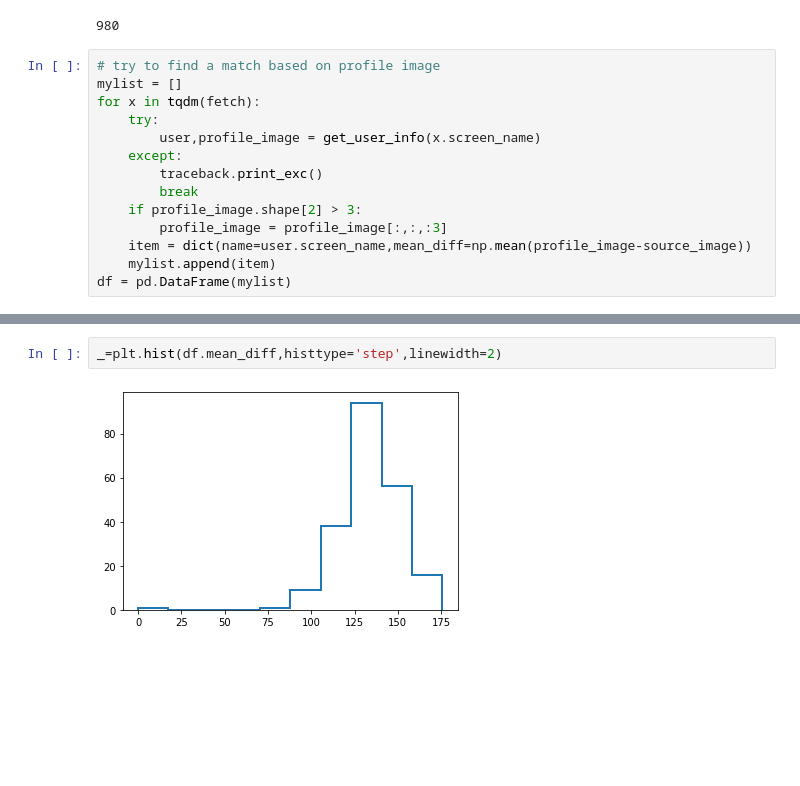
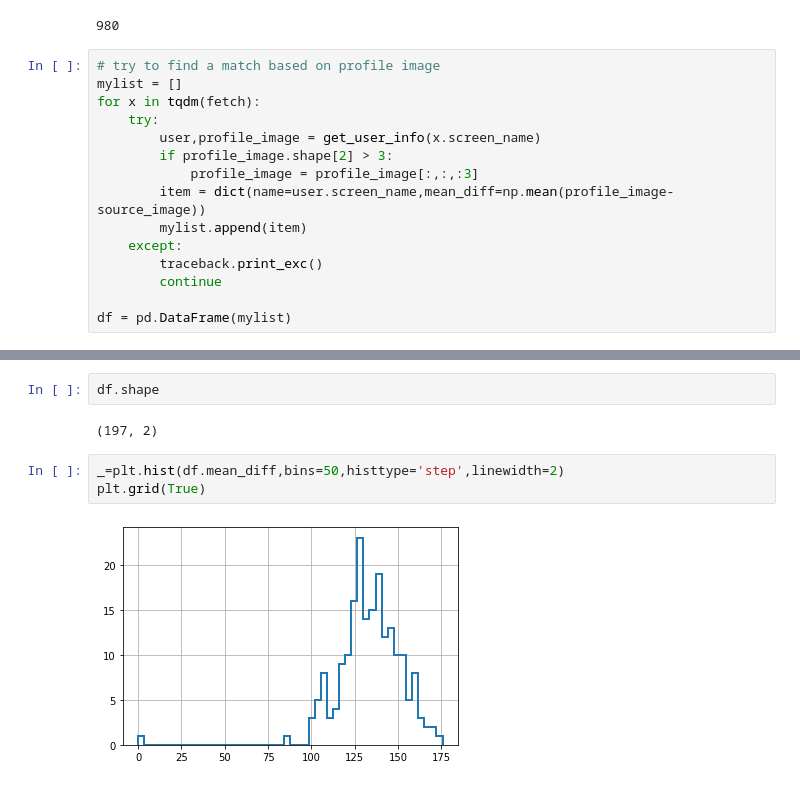
Before and after one commit to pangyuteng/twitter-crypto-scam-detector, a Jupyter notebook: playground.ipynb, the cells around one changed output, grey strips where cells are left out. Saved outputs shown, nothing was run; the diff lists cells and outputs as text; blank space fills up the shorter version.

```diff
--- a/playground.ipynb
+++ b/playground.ipynb
@@ -166,13 +166,14 @@ mylist = []
 for x in tqdm(fetch):
     try:
         user,profile_image = get_user_info(x.screen_name)
+        if profile_image.shape[2] > 3:
+            profile_image = profile_image[:,:,:3]
+        item = dict(name=user.screen_name,mean_diff=np.mean(profile_image-source_image))
+        mylist.append(item)
     except:
         traceback.print_exc()
-        break
-    if profile_image.shape[2] > 3:
-        profile_image = profile_image[:,:,:3]
-    item = dict(name=user.screen_name,mean_diff=np.mean(profile_image-source_image))
-    mylist.append(item)
+        continue
+
 df = pd.DataFrame(mylist)
 # %% [output]
 Traceback (most recent call last):
@@ -190,4 +216,9 @@ ValueError: Could not find a format to read the specified file in single-image m
+# %%
+df.shape
+# %% [output]
+(197, 2)
 # %%
-_=plt.hist(df.mean_diff,histtype='step',linewidth=2)
+_=plt.hist(df.mean_diff,bins=50,histtype='step',linewidth=2)
+plt.grid(True)
 # %% [output]
-[figure, old version]
+[figure, new version]
```
Also changed, not shown: parts of 2 cells of this notebook.
